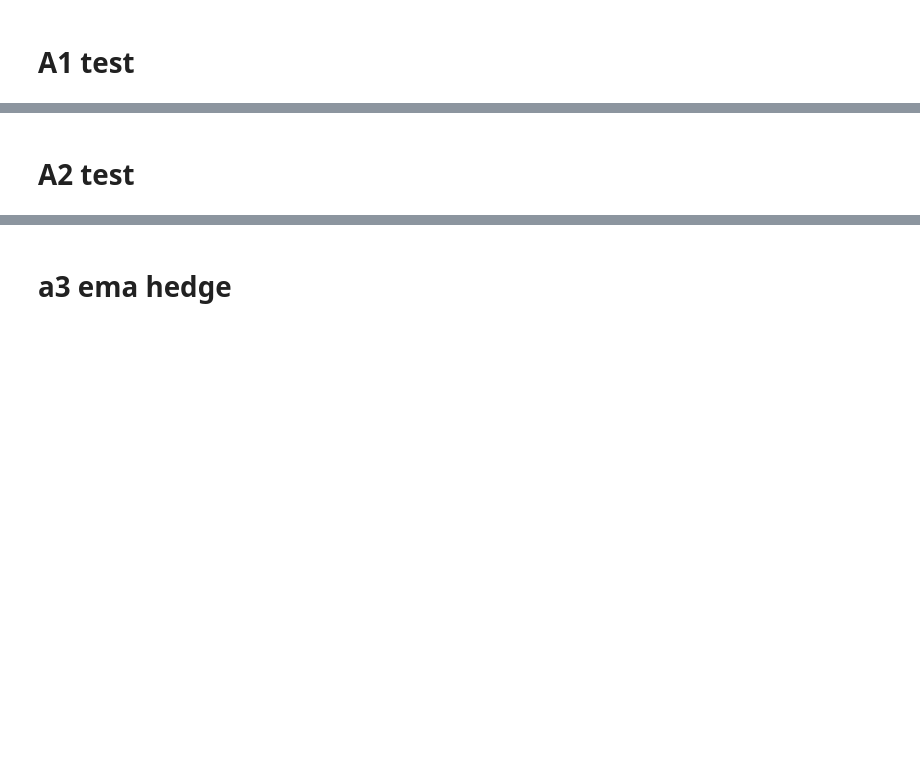
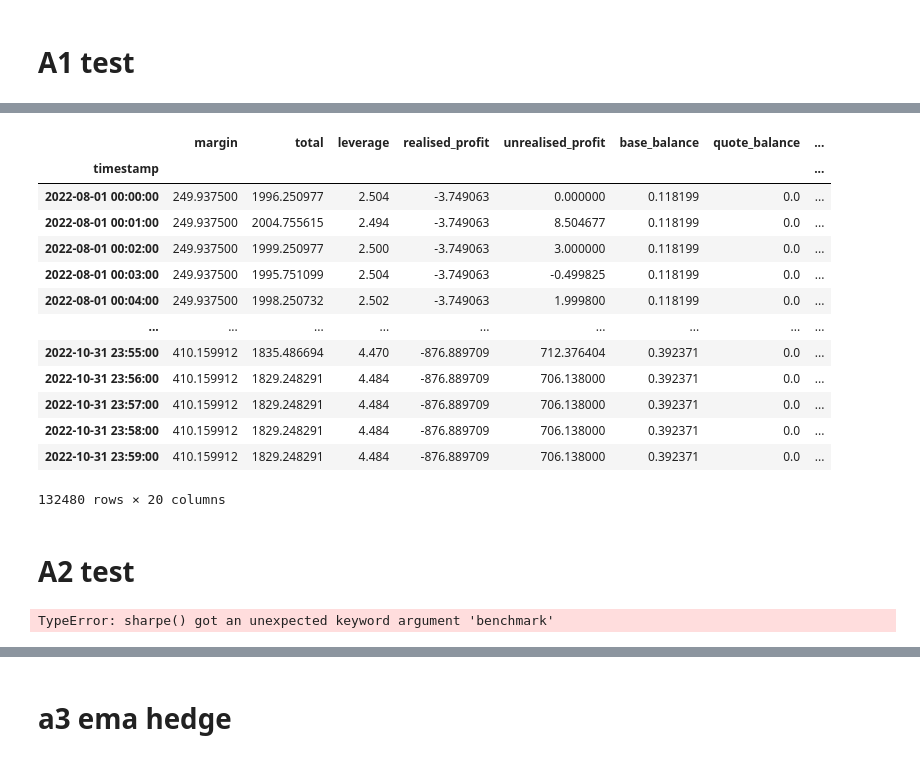
Before and after one commit to scottliyq/demeter, a Jupyter notebook: working/hedge_test.ipynb, the cells around one changed output, grey strips where cells are left out. Saved outputs shown, nothing was run; the diff lists cells and outputs as text; code cells hidden in the pictures; blank space fills up the shorter version.

```diff
--- a/working/hedge_test.ipynb
+++ b/working/hedge_test.ipynb
@@ -175,6 +190,8 @@ def generate_dfmerge(runner_instance):
 
     df_merge['total_value_eth'] = df_merge['total_value'] / df_merge['price']
 
+    df_merge['net_value_eth'] = df_merge['net_value'] / df_merge['price']
+
     df_merge['total_value_eth_profit_rate'] = df_merge['total_value_eth'] / runner_instance.strategy.init_total_symbol
 
     df_merge_f = df_merge.apply(pd.to_numeric, downcast='float')
@@ -199,12 +216,12 @@ DATE_END = datetime.strptime(str_date_end, "%Y-%m-%d").date()
 # %% [markdown]
 # A1 test
 # %%
-a = 1.21
-hedge_spread_split = 2.6
-hedge_spread_rate = 0.86
-alpha = -1
+a = 1.2
+hedge_spread_split = 2.5
+hedge_spread_rate = 0.91
+alpha = 0.037
 ema_max_spread_rate=0.2
-period_n = 9
+period_n = 17
 
 instance=backtest_boll(a=a,hedge_spread_split=hedge_spread_split,hedge_spread_rate=hedge_spread_rate,alpha=alpha,boll_period_n=period_n)
 
@@ -214,9 +231,9 @@ df_merge = generate_dfmerge(instance)
 
 # fig.savefig('./fig/test.pdf')
 
-plot = df_merge[['price_rate','total_value_eth_profit_rate','net_value_rate','total_value_profit_rate']].plot()
+# plot = df_merge[['price_rate','total_value_eth_profit_rate','net_value_rate','total_value_profit_rate']].plot()
 
-plot.write_image(f"./fig/{NET_VALUE_BASE}_{DATE_START}_{DATE_END}_{a}_{hedge_spread_split}_{hedge_spread_rate}_{alpha}_{period_n}.png")
+# plot.write_image(f"./fig/{NET_VALUE_BASE}_{DATE_START}_{DATE_END}_{a}_{hedge_spread_split}_{hedge_spread_rate}_{alpha}_{period_n}.png")
 
-plot.show()
+# plot.show()
 # %% [output]
@@ -304,3 +273,24 @@ spread:0.089401830044366158616850763, future2.979965614177398974216301868, lp to
+# %%
+df_merge
+# %% [output]
+|  | margin | total | leverage | realised_profit | unrealised_profit | base_balance | quote_balance | ... |
+| timestamp |  |  |  |  |  |  |  | ... |
+| 2022-08-01 00:00:00 | 249.937500 | 1996.250977 | 2.504 | -3.749063 | 0.000000 | 0.118199 | 0.0 | ... |
+| 2022-08-01 00:01:00 | 249.937500 | 2004.755615 | 2.494 | -3.749063 | 8.504677 | 0.118199 | 0.0 | ... |
+| 2022-08-01 00:02:00 | 249.937500 | 1999.250977 | 2.500 | -3.749063 | 3.000000 | 0.118199 | 0.0 | ... |
+| 2022-08-01 00:03:00 | 249.937500 | 1995.751099 | 2.504 | -3.749063 | -0.499825 | 0.118199 | 0.0 | ... |
+| 2022-08-01 00:04:00 | 249.937500 | 1998.250732 | 2.502 | -3.749063 | 1.999800 | 0.118199 | 0.0 | ... |
+| ... | ... | ... | ... | ... | ... | ... | ... | ... |
+| 2022-10-31 23:55:00 | 410.159912 | 1835.486694 | 4.470 | -876.889709 | 712.376404 | 0.392371 | 0.0 | ... |
+| 2022-10-31 23:56:00 | 410.159912 | 1829.248291 | 4.484 | -876.889709 | 706.138000 | 0.392371 | 0.0 | ... |
+| 2022-10-31 23:57:00 | 410.159912 | 1829.248291 | 4.484 | -876.889709 | 706.138000 | 0.392371 | 0.0 | ... |
+| 2022-10-31 23:58:00 | 410.159912 | 1829.248291 | 4.484 | -876.889709 | 706.138000 | 0.392371 | 0.0 | ... |
+| 2022-10-31 23:59:00 | 410.159912 | 1829.248291 | 4.484 | -876.889709 | 706.138000 | 0.392371 | 0.0 | ... |
+132480 rows × 20 columns
 # %% [markdown]
 # A2 test
+# %%
+df_merge['total_value_eth'].sharpe(benchmark=df_merge['net_value_eth'])
+# %% [output]
+TypeError: sharpe() got an unexpected keyword argument 'benchmark'
 # %%
```
Also changed, not shown: parts of 6 cells of this notebook, 8 other files.
